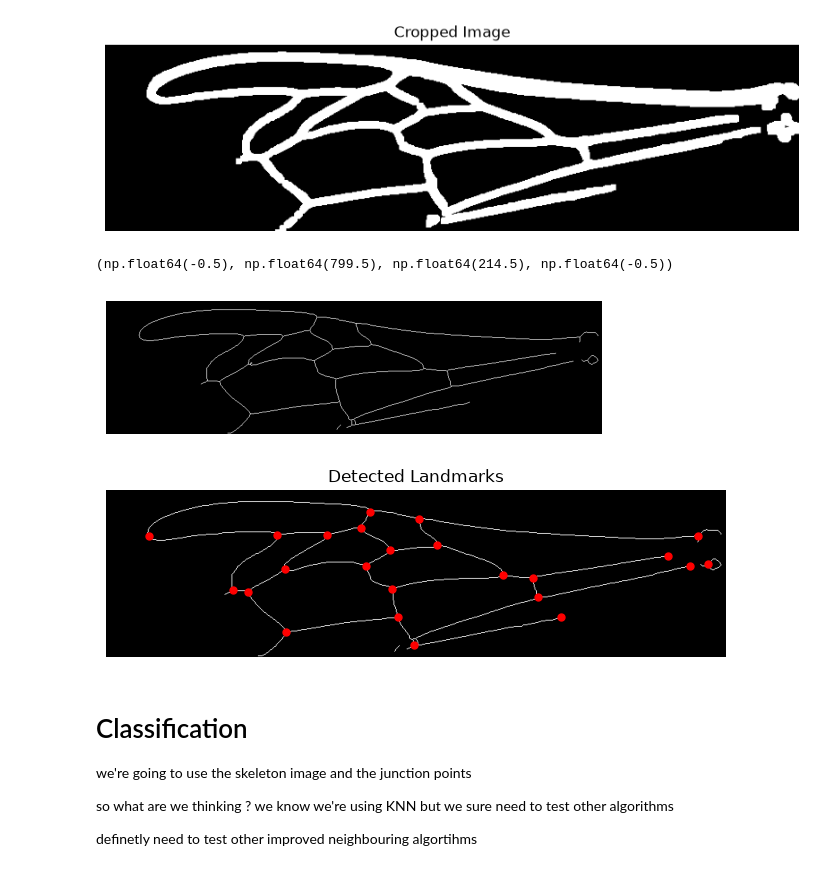
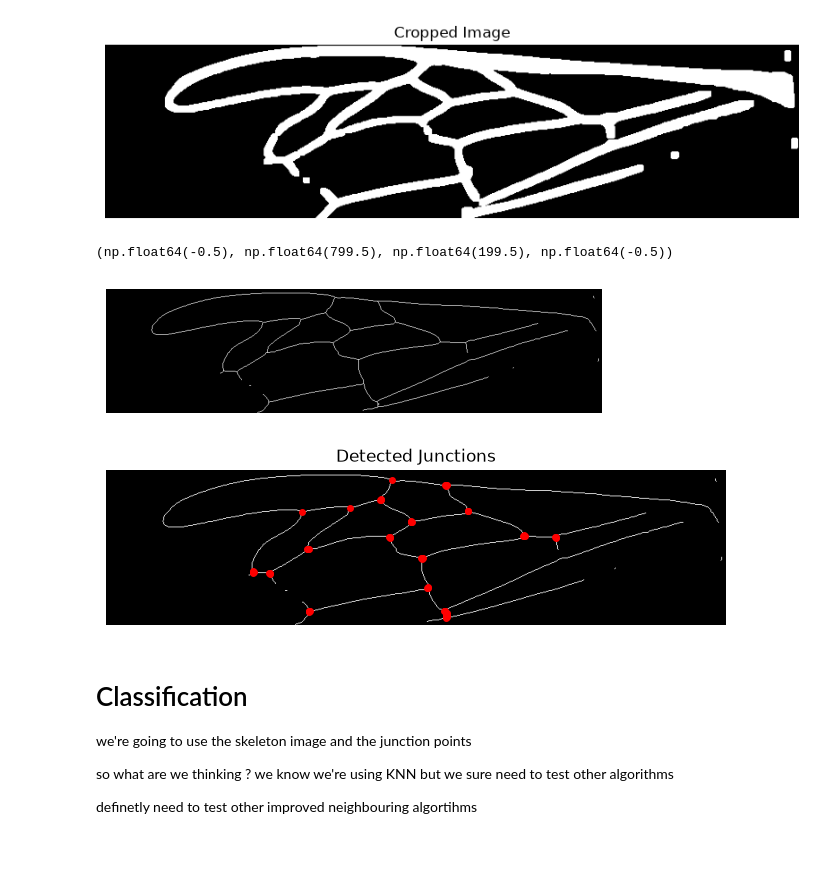
Before and after one commit to amiinemohamed/Bees-cv, a Jupyter notebook: Bees_image_processing.ipynb, the cells around one changed output. Cells and saved outputs as stored; diff of their text form; code cells hidden in the pictures.

```diff
--- a/Bees_image_processing.ipynb
+++ b/Bees_image_processing.ipynb
@@ -18,7 +18,6 @@ def import_for_pillow(path):
     img_array = np.array(img)
 
     return img, img_array
-
-pil_img, array = import_for_pillow("C:/Users/Amine/Documents/2026_projects/bees project/bees/samples_south/EAoR1r1m_ind07.dw.png")
+pil_img, array = import_for_pillow("C:/Users/Amine/Documents/2026_projects/bees project/HU-wing-images/HU-0001-2019-000003-R.dw.png")
 # %% [output]
    Format: PNG
@@ -57,9 +56,10 @@ plt.show()
 
 # bilateral = cv2.bilateralFilter(image_gray, d=30, sigmaColor=65, sigmaSpace=2.5)
 
+median1 = cv2.medianBlur(image_gray,5)
 
-blur1 = cv2.GaussianBlur(image_gray, (0, 0), sigmaX=10)
-blur2 = cv2.GaussianBlur(image_gray, (0, 0), sigmaX=0.1)
+blur1 = cv2.GaussianBlur(median1, (0, 0), sigmaX=10)
+blur2 = cv2.GaussianBlur(median1, (0, 0), sigmaX=0.1)
 
 dog = cv2.subtract(blur1, blur2)
 
@@ -67,9 +67,9 @@ dog_abs = cv2.convertScaleAbs(dog)
 
 _, thresh = cv2.threshold(dog_abs, 0, 255, cv2.THRESH_BINARY + cv2.THRESH_OTSU)
 
-median = cv2.medianBlur(thresh,3)
+median2 = cv2.medianBlur(thresh,3)
 
-plt.imshow(median, cmap='gray')
+plt.imshow(median2, cmap='gray')
 plt.axis('off')
 plt.title("bilateral filtering")
 plt.show()
@@ -80,7 +80,7 @@ plt.show()
 
 kernel = np.ones((2,2), np.uint8)
 
-dilated_img = cv2.dilate(median, kernel, iterations=5)
+dilated_img = cv2.dilate(median2, kernel, iterations=5)
 
 plt.imshow(dilated_img, cmap='gray')
 plt.axis('off')
@@ -113,7 +113,7 @@ plt.title('Cropped Image')
 plt.axis('off')
 plt.show()
 # %% [output]
-[figure, old version]
+[figure, new version]
 # %%
 #skeletonizing the image
 
@@ -124,38 +124,39 @@ skeleton = skeletonize(img_cropped).astype(np.uint8) * 255
 plt.imshow(skeleton, cmap='gray')
 plt.axis('off')
 # %% [output]
-(np.float64(-0.5), np.float64(799.5), np.float64(214.5), np.float64(-0.5))
+(np.float64(-0.5), np.float64(799.5), np.float64(199.5), np.float64(-0.5))
-[figure, old version]
+[figure, new version]
 # %%
 #detection of junction points
 
-from skimage.morphology import skeletonize
 from skimage.feature import corner_harris, corner_peaks
+from scipy.ndimage import convolve
 
 binary = (img_cropped > 0).astype(np.uint8)
-skeleton = skeletonize(binary)
+skeleton = skeletonize(binary).astype(np.uint8)
 
-coords = corner_peaks(corner_harris(skeleton), min_distance=15, threshold_rel=0.1)
+kernel = np.array([[1, 1, 1],
+                   [1, 0, 1],
+                   [1, 1, 1]])
 
-junction_points = []
-for coord in coords:
-    y, x = coord
-    window = skeleton[y-3:y+4, x-3:x+4]
-    if window.shape == (7, 7):
-        transitions = 0
-        for angle in range(0, 180, 30):
-            pass
+neighbors = convolve(skeleton, kernel, mode='constant')
+junction_mask = (skeleton == 1) & (neighbors >= 3)
 
-    junction_points.append(coord)
+margin = 20
+h, w = skeleton.shape
+junction_mask[:, :margin] = False
+junction_mask[:, w-margin:] = False
+
+ys, xs = np.where(junction_mask)
 
 plt.figure(figsize=(8, 8))
 plt.imshow(skeleton, cmap='gray')
-plt.plot([p[1] for p in junction_points], [p[0] for p in junction_points], 'ro', markersize=5)
-plt.title('Detected Landmarks')
+plt.plot(xs, ys, 'ro', markersize=4)
+plt.title('Detected Junctions')
 plt.axis('off')
 plt.show()
 # %% [output]
-[figure, old version]
+[figure, new version]
 # %% [markdown]
 # Classification
 
```
Also changed, not shown: parts of 4 cells of this notebook.
